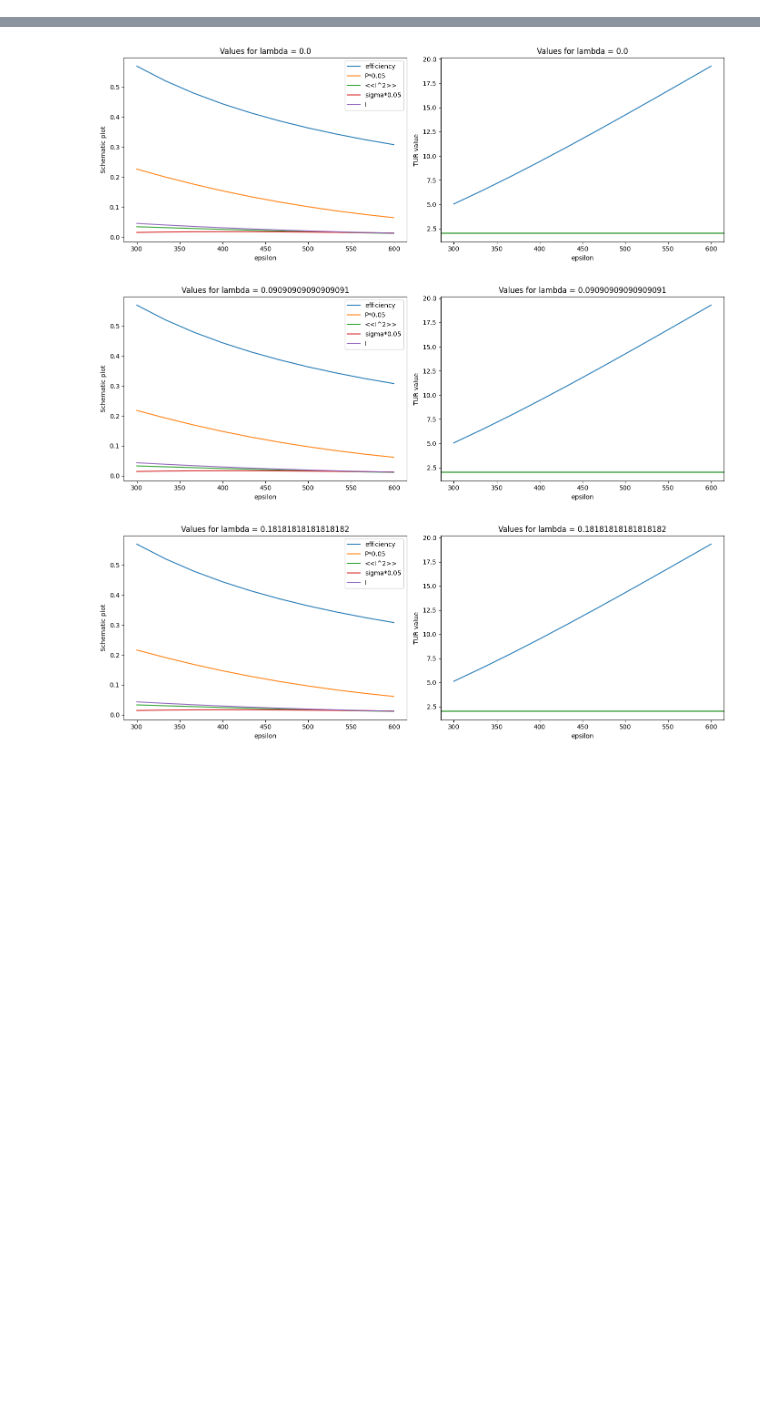
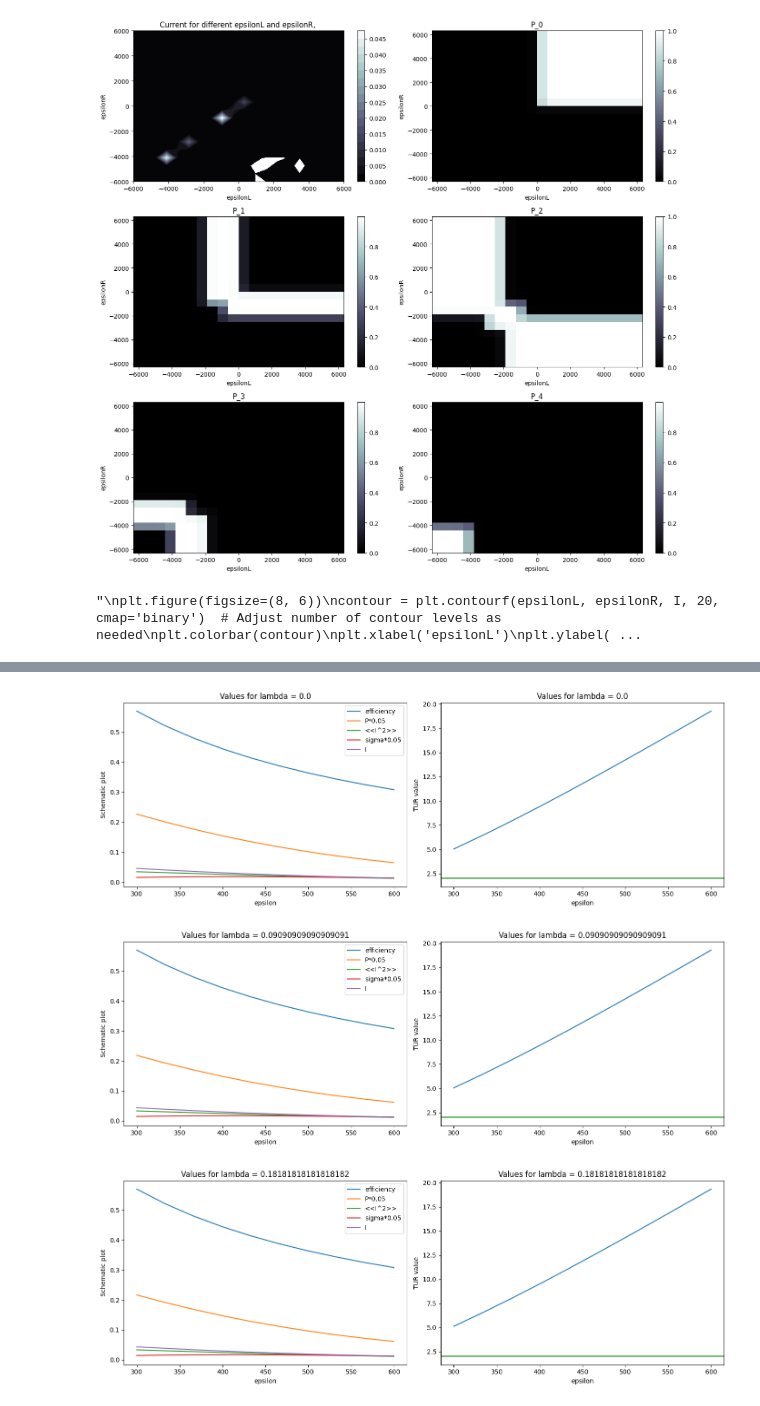
Before and after one commit to myIntSet/thermoelectrics, a Jupyter notebook: current_P_plots_qmeq.ipynb, the cells around one changed output, grey strips where cells are left out. Drawn from its saved outputs; the diff is of its cells as text; code cells hidden in the pictures; blank space fills up the shorter version.

```diff
--- a/current_P_plots_qmeq.ipynb
+++ b/current_P_plots_qmeq.ipynb
@@ -8,6 +13,8 @@ import matplotlib.pyplot as plt
 # %%
 #--SETUP: ---------------------------------------------------------------------------------
-epsilons = np.linspace(300, 600, 10)
+eLow, eHigh = -6000, 6000
+epsilons_L = np.linspace(eLow, eHigh,20)
+epsilons_R = np.linspace(eLow, eHigh, 20)
 omega = 0.4
 u_intra = 2000
 u_inter = 1000
@@ -19,8 +26,8 @@ gammaL = 0.5
 gammaR = gammaL
 tL = np.sqrt(gammaL/np.pi/2)
 tR = np.sqrt(gammaR/np.pi/2)
-T_L = 200
-T_R = 10
+T_L = 100
+T_R = T_L
 n = 4
 nleads = 4
 
@@ -56,0 +58,58 @@ for l_idx, lmda in enumerate(lamdas):
+# %%
+# Create a mesh grid
+epsilonL, epsilonR = np.meshgrid(epsilons_L, epsilons_R)
+
+fig, axes = plt.subplots(3, 2, figsize=(14, 13))
+
+contour = axes[0,0].contourf(epsilonL, epsilonR, I, 20, cmap='bone')  # Adjust number of contour levels as needed
+fig.colorbar(contour, ax=axes[0,0])
+axes[0,0].set_xlabel('epsilonL')
+axes[0,0].set_ylabel('epsilonR')
+axes[0,0].set_title('Current for different epsilonL and epsilonR, ')
+
+contour = axes[0,1].pcolormesh(epsilonL, epsilonR, Prob[0], shading='auto', cmap='bone')
+fig.colorbar(contour, ax=axes[0,1])
+axes[0,1].set_title('P_0')
+axes[0,1].set_xlabel('epsilonL')
+axes[0,1].set_ylabel('epsilonR')
+
+contour = axes[1,0].pcolormesh(epsilonL, epsilonR, Prob[1], shading='auto', cmap='bone')
+fig.colorbar(contour, ax=axes[1,0])
+axes[1,0].set_xlabel('epsilonL')
+axes[1,0].set_ylabel('epsilonR')
+axes[1,0].set_title('P_1')
+
+contour = axes[1,1].pcolormesh(epsilonL, epsilonR, Prob[2], shading='auto', cmap='bone')
+fig.colorbar(contour, ax=axes[1,1])
+axes[1,1].set_title('P_2')
+axes[1,1].set_xlabel('epsilonL')
+axes[1,1].set_ylabel('epsilonR')
+
+contour = axes[2,0].pcolormesh(epsilonL, epsilonR, Prob[3], shading='auto', cmap='bone')
+fig.colorbar(contour, ax=axes[2,0])
+axes[2,0].set_xlabel('epsilonL')
+axes[2,0].set_ylabel('epsilonR')
+axes[2,0].set_title('P_3')
+
+contour = axes[2,1].pcolormesh(epsilonL, epsilonR, Prob[4], shading='auto', cmap='bone')
+fig.colorbar(contour, ax=axes[2,1])
+axes[2,1].set_title('P_4')
+axes[2,1].set_xlabel('epsilonL')
+axes[2,1].set_ylabel('epsilonR')
+
+plt.tight_layout()  # Adjust layout to prevent overlap
+plt.show()
+
+
+'''
+plt.figure(figsize=(8, 6))
+contour = plt.contourf(epsilonL, epsilonR, I, 20, cmap='binary')  # Adjust number of contour levels as needed
+plt.colorbar(contour)
+plt.xlabel('epsilonL')
+plt.ylabel('epsilonR')
+plt.title('Current for different epsilonL and epsilonR, ')
+plt.show()
+'''
+# %% [output]
+[figure, added]
+"\nplt.figure(figsize=(8, 6))\ncontour = plt.contourf(epsilonL, epsilonR, I, 20, cmap='binary')  # Adjust number of contour levels as needed\nplt.colorbar(contour)\nplt.xlabel('epsilonL')\nplt.ylabel( ...
```
Also changed, not shown: parts of 6 cells of this notebook, 2 other files.
